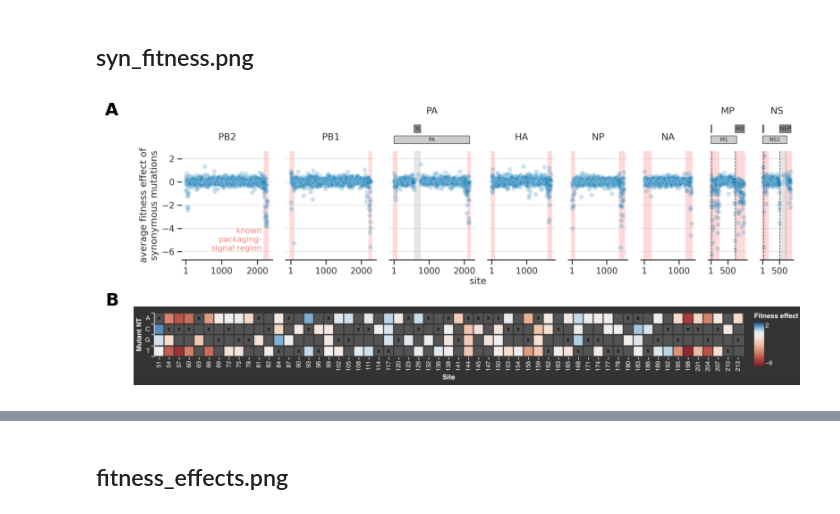
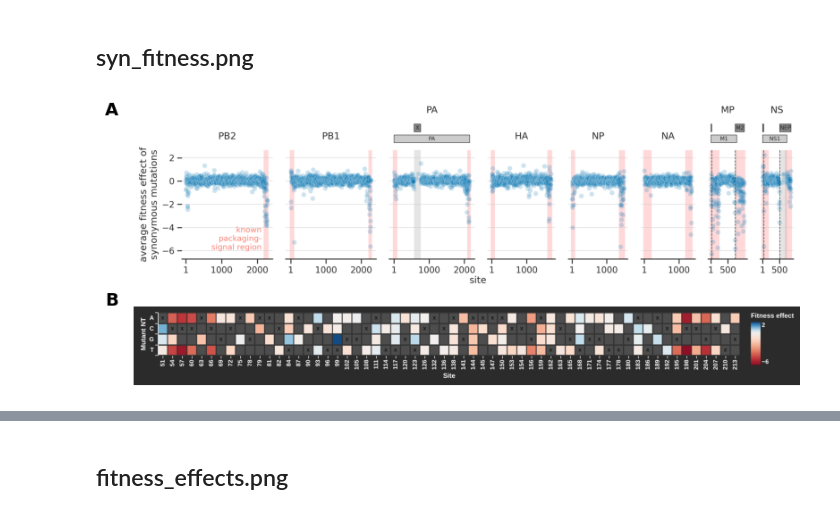
Before and after one commit to matsengrp/flu-mut-rates, a Jupyter notebook: notebooks/compose_figures.ipynb, the cells around one changed output, grey strips where cells are left out. Saved outputs shown, nothing was run; the diff lists cells and outputs as text; code cells hidden in the pictures.

```diff
--- a/notebooks/compose_figures.ipynb
+++ b/notebooks/compose_figures.ipynb
@@ -362,7 +362,7 @@ Resized to 2100x1105 px (7x3.7 in at 300 DPI)
 ## syn_fitness.png
 # %%
 img_a = mpimg.imread("../results/figures/fitness_effect_syn.png")
-img_b = mpimg.imread("../data/pngs/nt_heatmap.png")
+img_b = mpimg.imread("../results/figures/nt_heatmap.png")
 
 a_aspect = img_a.shape[0] / img_a.shape[1]
 b_aspect = img_b.shape[0] / img_b.shape[1]
@@ -389,34 +389,34 @@ a_x0 = left_margin_in / fig_width_in
 a_y0 = (fig_height_in - top_margin_in - a_height_in) / fig_height_in
 a_w = a_width_in / fig_width_in
 a_h = a_height_in / fig_height_in
 ax_a = fig.add_axes([a_x0, a_y0, a_w, a_h])
 ax_a.imshow(img_a)
 ax_a.axis("off")
 
 b_x0 = left_margin_in / fig_width_in
 b_y0 = bottom_margin_in / fig_height_in
 b_w = b_width_in / fig_width_in
 b_h = b_height_in / fig_height_in
 ax_b = fig.add_axes([b_x0, b_y0, b_w, b_h])
 ax_b.imshow(img_b)
 ax_b.axis("off")
 
 label_x = 0.01
 pos_a = ax_a.get_position()
 pos_b = ax_b.get_position()
 fig.text(label_x, pos_a.y1, "A",
          fontsize=14, fontweight="bold", va="top", ha="left")
 fig.text(label_x, pos_b.y1 - 0.005, "B",
          fontsize=14, fontweight="bold", va="bottom", ha="left")
 
 plt.savefig(
     "../results/figures/syn_fitness.png",
     dpi=300,
     bbox_inches="tight",
 )
 plt.show()
 # %% [output]
-[figure, old version]
+[figure, new version]
 # %%
 # Resize syn_fitness to 7 inches wide, preserving aspect ratio and DPI
 dpi = 300
```
Also changed, not shown: parts of 5 cells of this notebook, 8 other files.
